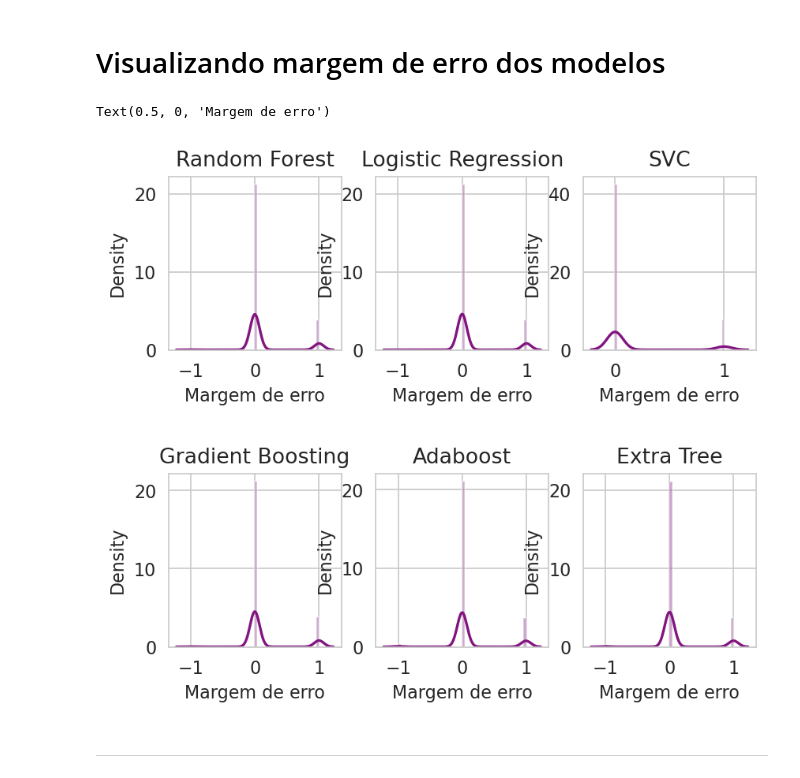
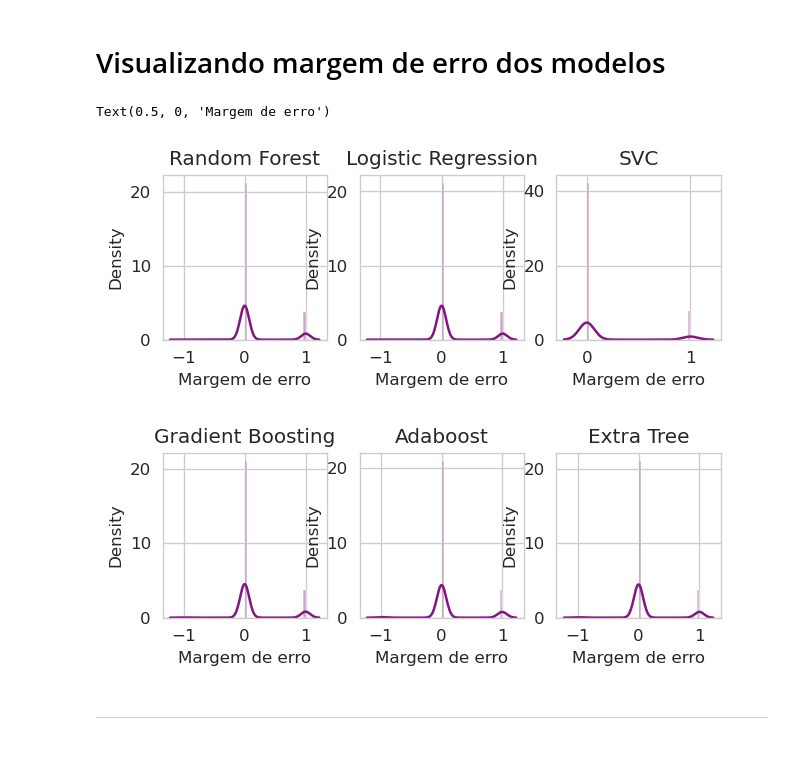
Before and after one commit to JairoLopes/Analises_R_Python, a Jupyter notebook: Projeto_EmprestimosLendingClub/ML_emprestimos.ipynb, the cells around one changed output. Drawn from its saved outputs; the diff is of its cells as text; code cells hidden in the pictures; blank space fills up the shorter version.

```diff
--- a/Projeto_EmprestimosLendingClub/ML_emprestimos.ipynb
+++ b/Projeto_EmprestimosLendingClub/ML_emprestimos.ipynb
@@ -244,41 +244,41 @@ Obs: Aparentemente, todos os modelos tiveram performances semelhantes
 # %% [markdown]
 # Visualizando margem de erro dos modelos
 # %%
-plt.figure(dpi=160)
+plt.figure(dpi=120)
 plt.subplot(2,3,1)
 plt.title("Random Forest")
 sns.distplot(ytest - rfpredi)
 plt.xlabel("Margem de erro")
 #
 plt.subplot(2,3,2)
 plt.title("Logistic Regression")
 sns.distplot(ytest - logpredi)
 plt.xlabel("Margem de erro")
 #
 plt.subplot(2,3,3)
 plt.title("SVC")
 sns.distplot(ytest - svcpredi)
 plt.xlabel("Margem de erro")
 #
-plt.figure(dpi=160)
+plt.figure(dpi=120)
 plt.subplot(2,3,4)
 plt.title("Gradient Boosting")
 sns.distplot(ytest - gradpredi)
 plt.xlabel("Margem de erro")
 #
 plt.subplot(2,3,5)
 plt.title("Adaboost")
 sns.distplot(ytest - adapredi)
 plt.xlabel("Margem de erro")
 #
 plt.subplot(2,3,6)
 plt.title("Extra Tree")
 sns.distplot(ytest - extreepredi)
 plt.xlabel("Margem de erro")
 # %% [output]
 Text(0.5, 0, 'Margem de erro')
-[figure, old version]
+[figure, new version]
-[figure, old version]
+[figure, new version]
 # %% [markdown]
 
 ***
```
Also changed, not shown: parts of 3 cells of this notebook.
